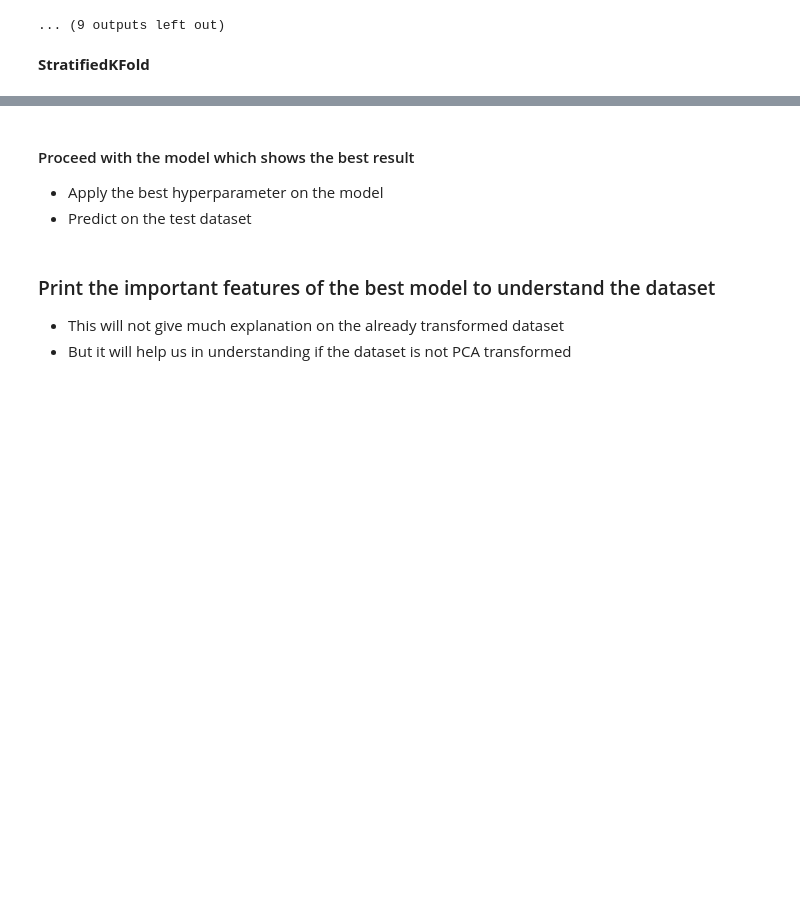
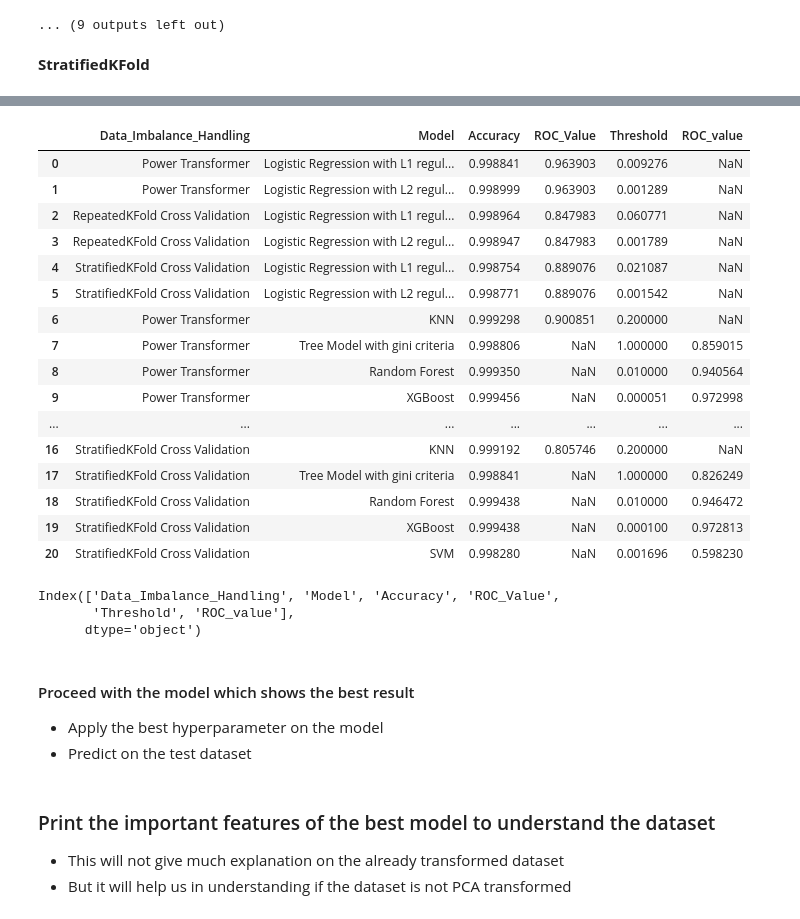
Before and after one commit to RahulAgre/CC_FraudDetection_Capstone, a Jupyter notebook: Credit_card_fraud_detection_CapstoneProject.ipynb, the cells around one changed output, grey strips where cells are left out. Saved outputs shown, nothing was run; the diff lists cells and outputs as text; code cells hidden in the pictures; blank space fills up the shorter version.

Commit message:
Running all models on StratifiedKFold

```diff
--- a/Credit_card_fraud_detection_CapstoneProject.ipynb
+++ b/Credit_card_fraud_detection_CapstoneProject.ipynb
@@ -709,7 +709,7 @@ def SVM_Model(df_Results, DataImbalance, X_train, y_train, X_test, y_test):
     plt.show()
 
     df_Results = df_Results.append(pd.DataFrame({'Data_Imbalance_Handling': DataImbalance, 'Model': 'SVM', 'Accuracy':SVM_score,
-                                                 'ROC_value': roc_value, 'Threshold': threshold}, index=[0]), ignore_index=True)
+                                                 'ROC_Value': roc_value, 'Threshold': threshold}, index=[0]), ignore_index=True)
 
     return df_Results
 # %% [markdown]
@@ -750,7 +750,7 @@ def DecisionTree_Model(df_Results, DataImbalance, X_train, y_train, X_test, y_te
         plt.show()
 
         df_Results = df_Results.append(pd.DataFrame({'Data_Imbalance_Handling':DataImbalance, 'Model':'Tree Model with {0} criteria'.format(c),
-                                                    'Accuracy':test_score, 'ROC_value':tree_roc_value, 'Threshold':threshold}, index=[0]),
+                                                    'Accuracy':test_score, 'ROC_Value':tree_roc_value, 'Threshold':threshold}, index=[0]),
                                                      ignore_index=True)
 
         return df_Results
@@ -800,7 +800,7 @@ def RandomForest_Model(df_Results, DataImbalance, X_train, y_train, X_test, y_te
     plt.show()
 
     df_Results = df_Results.append(pd.DataFrame({'Data_Imbalance_Handling': DataImbalance, 'Model': 'Random Forest',
-                                                'Accuracy':RF_test_score, 'ROC_value': roc_value, 'Threshold': threshold},
+                                                'Accuracy':RF_test_score, 'ROC_Value': roc_value, 'Threshold': threshold},
                                                 index=[0]), ignore_index=True)
 
     return df_Results
@@ -845,7 +845,7 @@ def XGBoost_Model(df_Results, DataImbalance, X_train, y_train, X_test, y_test):
     plt.show()
 
     df_Results = df_Results.append(pd.DataFrame({'Data_Imbalance_Handling': DataImbalance, 'Model': "XGBoost",
-                                                 'Accuracy': XGB_test_score, 'ROC_value': XGB_roc_value, 'Threshold': threshold},
+                                                 'Accuracy': XGB_test_score, 'ROC_Value': XGB_roc_value, 'Threshold': threshold},
                                                index=[0]), ignore_index=True)
 
     return df_Results
@@ -1086,3 +1145,29 @@ KNN Model
+# %%
+df_Results
+# %% [output]
+|  | Data_Imbalance_Handling | Model | Accuracy | ROC_Value | Threshold | ROC_value |
+| 0 | Power Transformer | Logistic Regression with L1 regul... | 0.998841 | 0.963903 | 0.009276 | NaN |
+| 1 | Power Transformer | Logistic Regression with L2 regul... | 0.998999 | 0.963903 | 0.001289 | NaN |
+| 2 | RepeatedKFold Cross Validation | Logistic Regression with L1 regul... | 0.998964 | 0.847983 | 0.060771 | NaN |
+| 3 | RepeatedKFold Cross Validation | Logistic Regression with L2 regul... | 0.998947 | 0.847983 | 0.001789 | NaN |
+| 4 | StratifiedKFold Cross Validation | Logistic Regression with L1 regul... | 0.998754 | 0.889076 | 0.021087 | NaN |
+| 5 | StratifiedKFold Cross Validation | Logistic Regression with L2 regul... | 0.998771 | 0.889076 | 0.001542 | NaN |
+| 6 | Power Transformer | KNN | 0.999298 | 0.900851 | 0.200000 | NaN |
+| 7 | Power Transformer | Tree Model with gini criteria | 0.998806 | NaN | 1.000000 | 0.859015 |
+| 8 | Power Transformer | Random Forest | 0.999350 | NaN | 0.010000 | 0.940564 |
+| 9 | Power Transformer | XGBoost | 0.999456 | NaN | 0.000051 | 0.972998 |
+| ... | ... | ... | ... | ... | ... | ... |
+| 16 | StratifiedKFold Cross Validation | KNN | 0.999192 | 0.805746 | 0.200000 | NaN |
+| 17 | StratifiedKFold Cross Validation | Tree Model with gini criteria | 0.998841 | NaN | 1.000000 | 0.826249 |
+| 18 | StratifiedKFold Cross Validation | Random Forest | 0.999438 | NaN | 0.010000 | 0.946472 |
+| 19 | StratifiedKFold Cross Validation | XGBoost | 0.999438 | NaN | 0.000100 | 0.972813 |
+| 20 | StratifiedKFold Cross Validation | SVM | 0.998280 | NaN | 0.001696 | 0.598230 |
+# %%
+df_Results.columns
+# %% [output]
+Index(['Data_Imbalance_Handling', 'Model', 'Accuracy', 'ROC_Value',
+       'Threshold', 'ROC_value'],
+      dtype='object')
 # %% [markdown]
 #### Proceed with the model which shows the best result
 - Apply the best hyperparameter on the model
```
Also changed, not shown: parts of 8 cells of this notebook.
